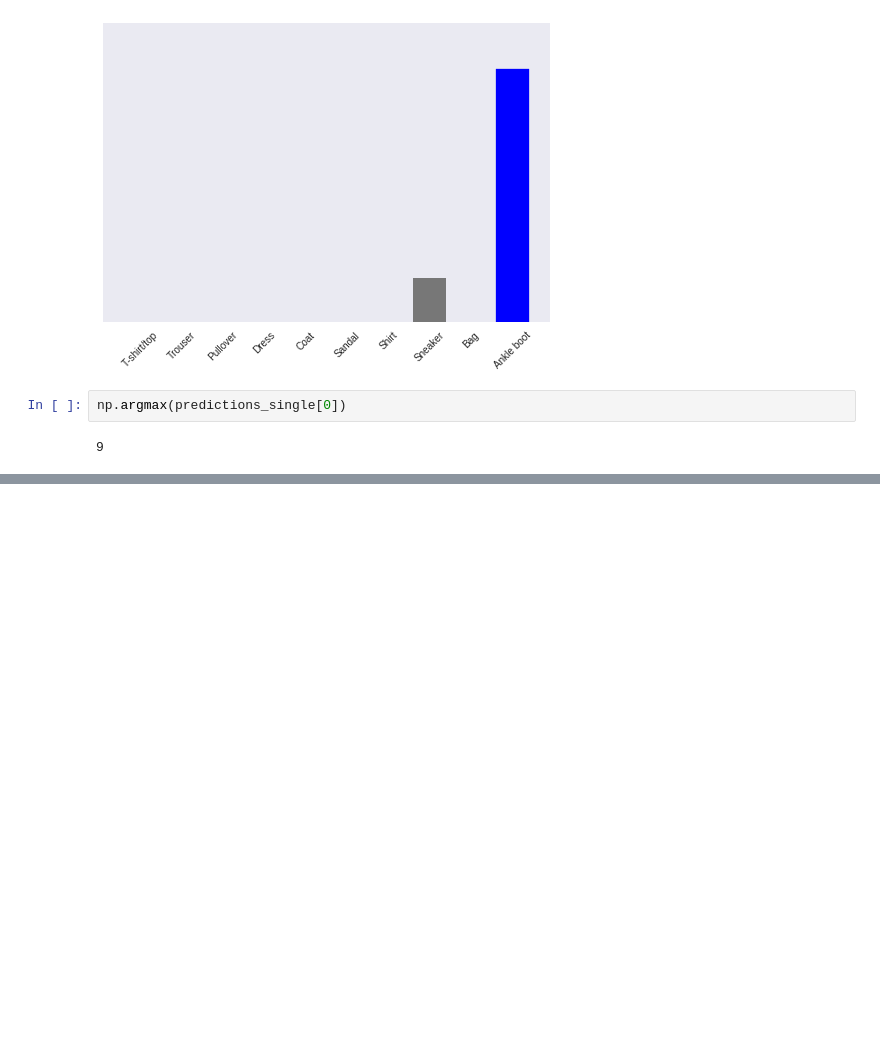
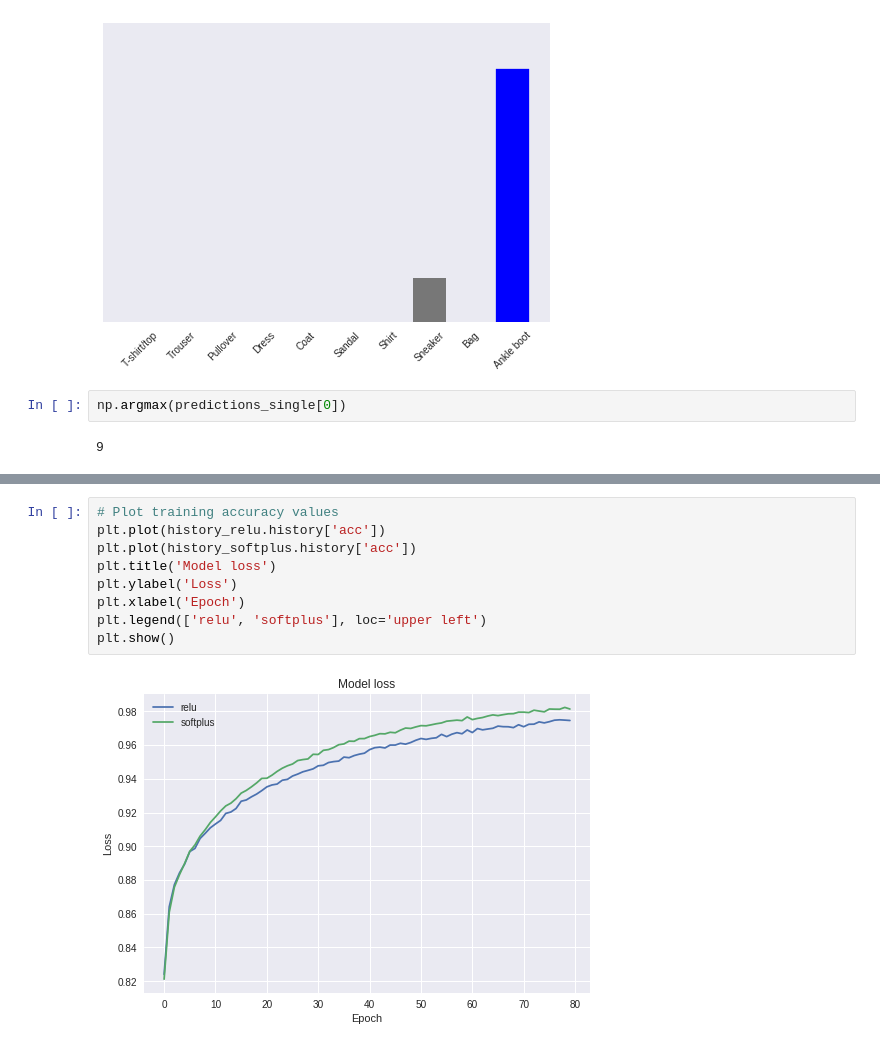
Before and after one commit to RafayAK/TensorFlow_FashionMNIST, a Jupyter notebook: FashionMNIST.ipynb, the cells around one changed output, grey strips where cells are left out. Cells and saved outputs as stored; diff of their text form; blank space fills up the shorter version.

```diff
--- a/FashionMNIST.ipynb
+++ b/FashionMNIST.ipynb
@@ -274,0 +356,11 @@ np.argmax(predictions_single[0])
+# %%
+# Plot training accuracy values
+plt.plot(history_relu.history['acc'])
+plt.plot(history_softplus.history['acc'])
+plt.title('Model loss')
+plt.ylabel('Loss')
+plt.xlabel('Epoch')
+plt.legend(['relu', 'softplus'], loc='upper left')
+plt.show()
+# %% [output]
+[figure, added]
```
Also changed, not shown: parts of 15 cells of this notebook.
